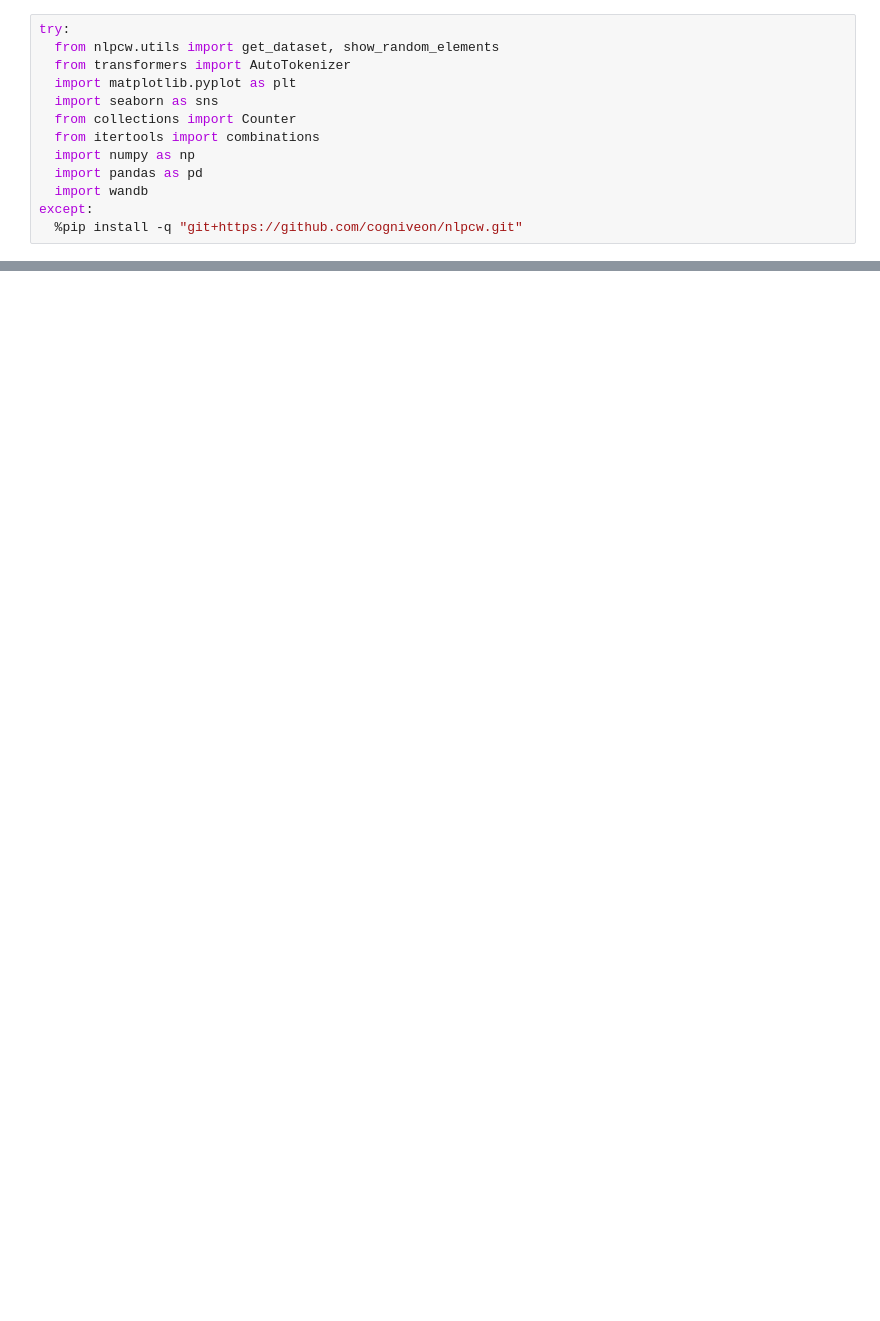
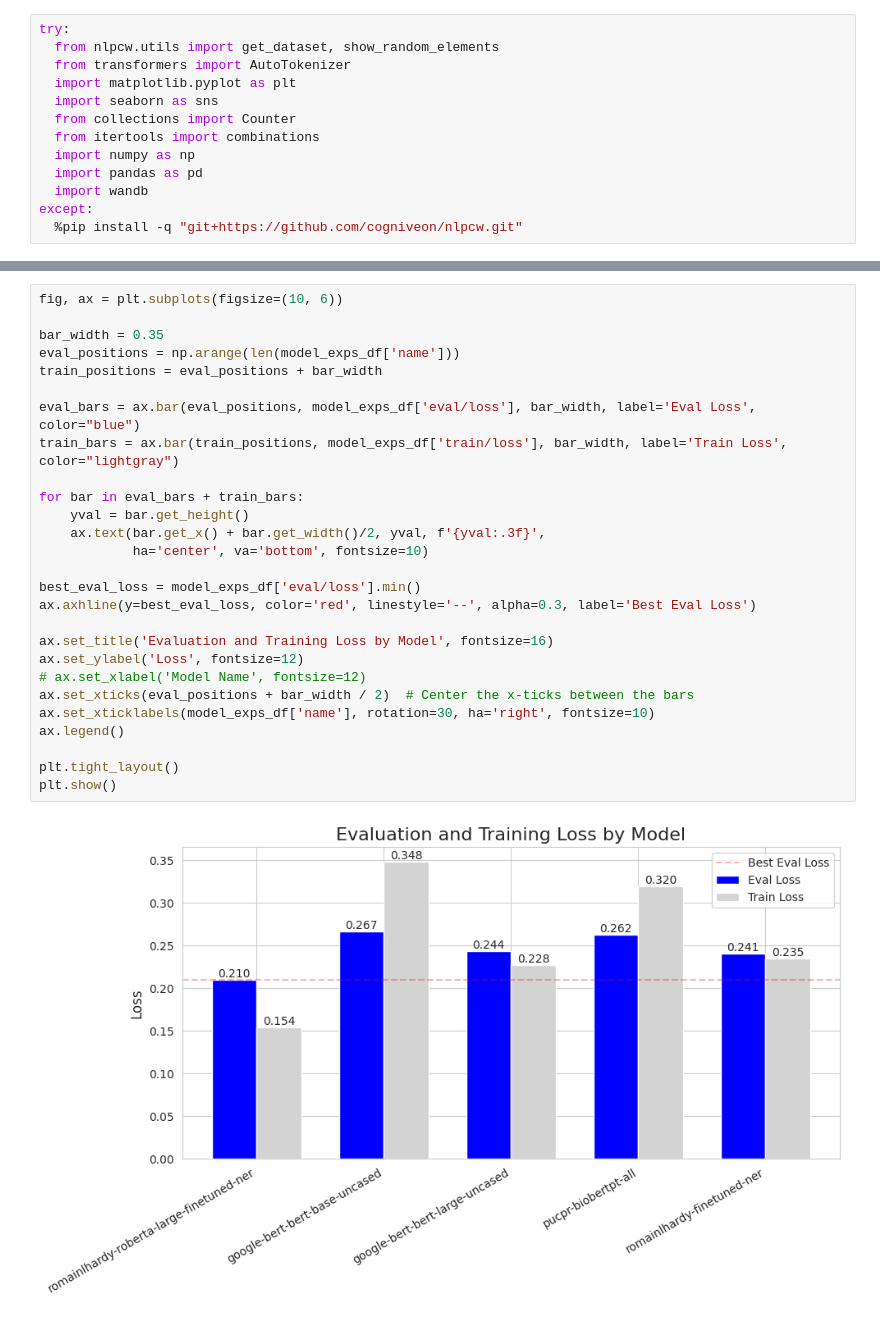
Before and after one commit to Cogniveon/nlpcw, a Jupyter notebook: evaluation.ipynb, the cells around one changed output, grey strips where cells are left out. Cells and saved outputs as stored; diff of their text form; blank space fills up the shorter version.

```diff
--- a/evaluation.ipynb
+++ b/evaluation.ipynb
@@ -77,3 +113,32 @@ model_exps_df
+# %%
+fig, ax = plt.subplots(figsize=(10, 6))
+
+bar_width = 0.35
+eval_positions = np.arange(len(model_exps_df['name']))
+train_positions = eval_positions + bar_width
+
+eval_bars = ax.bar(eval_positions, model_exps_df['eval/loss'], bar_width, label='Eval Loss', color="blue")
+train_bars = ax.bar(train_positions, model_exps_df['train/loss'], bar_width, label='Train Loss', color="lightgray")
+
+for bar in eval_bars + train_bars:
+    yval = bar.get_height()
+    ax.text(bar.get_x() + bar.get_width()/2, yval, f'{yval:.3f}',
+            ha='center', va='bottom', fontsize=10)
+
+best_eval_loss = model_exps_df['eval/loss'].min()
+ax.axhline(y=best_eval_loss, color='red', linestyle='--', alpha=0.3, label='Best Eval Loss')
+
+ax.set_title('Evaluation and Training Loss by Model', fontsize=16)
+ax.set_ylabel('Loss', fontsize=12)
+# ax.set_xlabel('Model Name', fontsize=12)
+ax.set_xticks(eval_positions + bar_width / 2)  # Center the x-ticks between the bars
+ax.set_xticklabels(model_exps_df['name'], rotation=30, ha='right', fontsize=10)
+ax.legend()
+
+plt.tight_layout()
+plt.show()
+# %% [output]
+[figure, added]
 # %%
 optuna_exps_df
 # %% [output]
```
Also changed, not shown: parts of 6 cells of this notebook.
